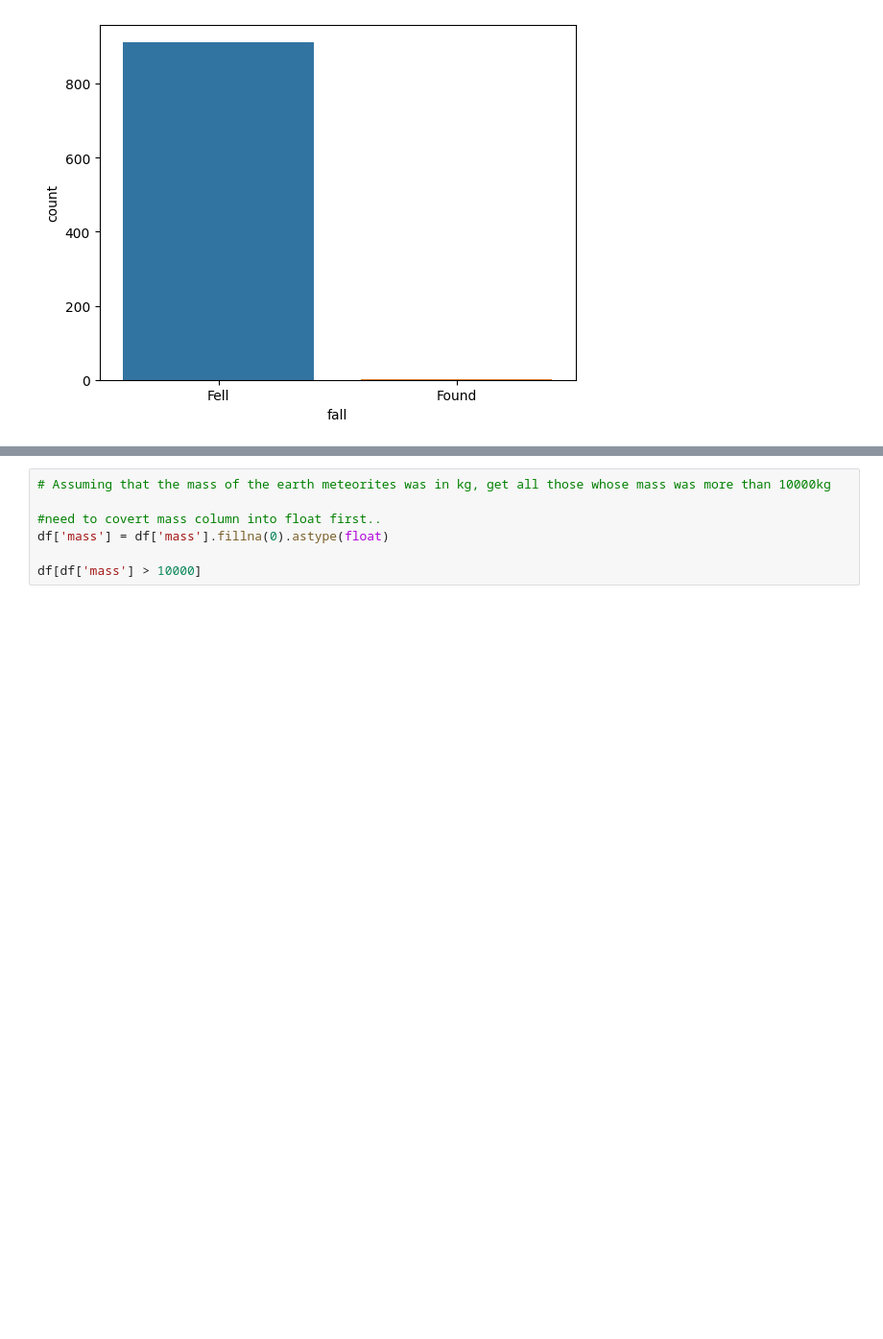
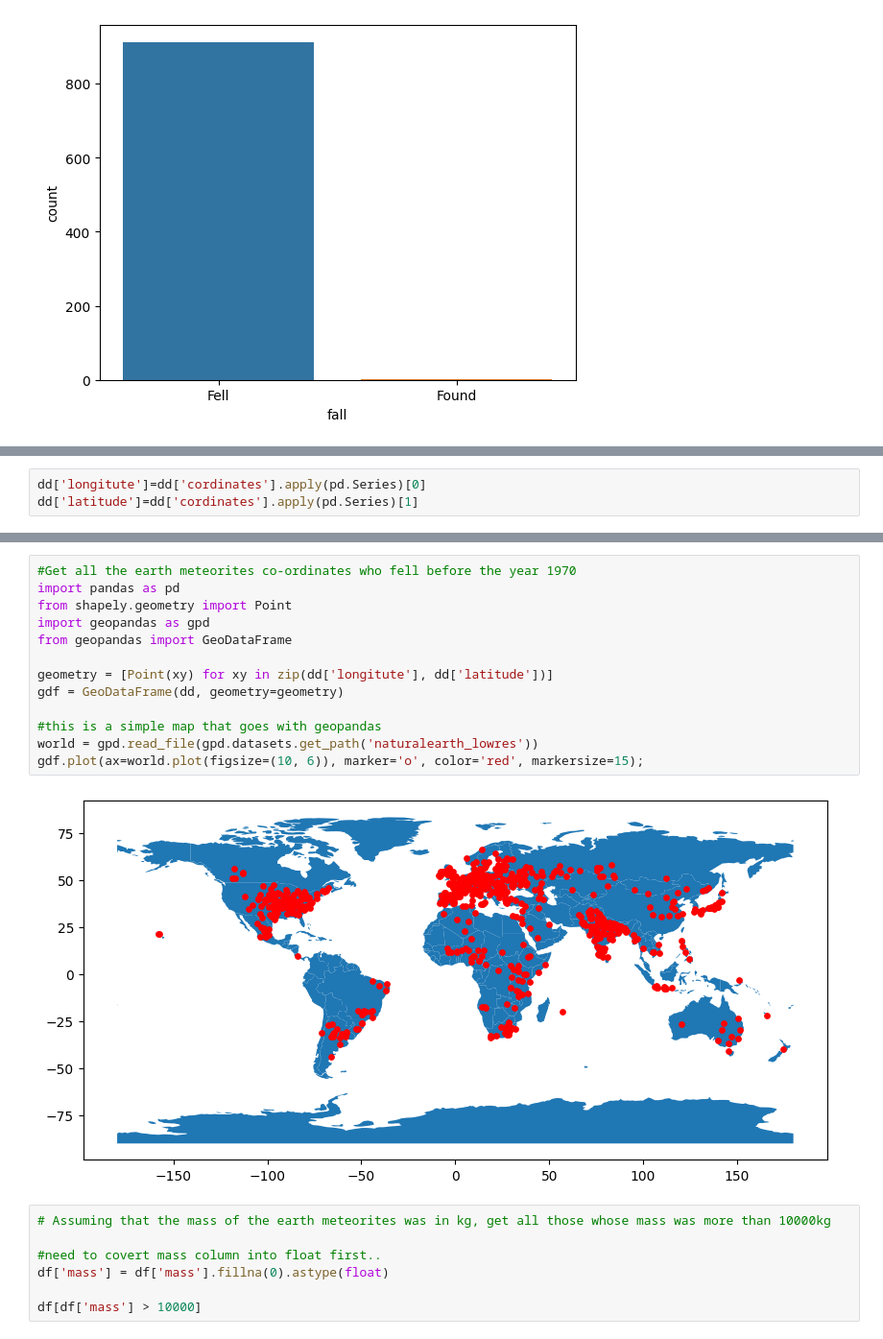
Before and after one commit to darshita2304/Data-Science-2.0, a Jupyter notebook: 16may_assignments/question7.ipynb, the cells around one changed output, grey strips where cells are left out. Shown: that part at 96% size. Saved outputs shown, nothing was run; the diff lists cells and outputs as text; blank space fills up the shorter version.

```diff
--- a/16may_assignments/question7.ipynb
+++ b/16may_assignments/question7.ipynb
@@ -106,0 +107,3 @@ See the caveats in the documentation: https://pandas.pydata.org/pandas-docs/stab
+# %%
+dd['longitute']=dd['cordinates'].apply(pd.Series)[0]
+dd['latitude']=dd['cordinates'].apply(pd.Series)[1]
@@ -107,3 +128,18 @@ See the caveats in the documentation: https://pandas.pydata.org/pandas-docs/stab
+# %%
+#Get all the earth meteorites co-ordinates who fell before the year 1970
+import pandas as pd
+from shapely.geometry import Point
+import geopandas as gpd
+from geopandas import GeoDataFrame
+
+geometry = [Point(xy) for xy in zip(dd['longitute'], dd['latitude'])]
+gdf = GeoDataFrame(dd, geometry=geometry)
+
+#this is a simple map that goes with geopandas
+world = gpd.read_file(gpd.datasets.get_path('naturalearth_lowres'))
+gdf.plot(ax=world.plot(figsize=(10, 6)), marker='o', color='red', markersize=15);
+# %% [output]
+[figure, added]
 # %%
 # Assuming that the mass of the earth meteorites was in kg, get all those whose mass was more than 10000kg
 
```
Also changed, not shown: parts of 4 cells of this notebook, 5 other files.
